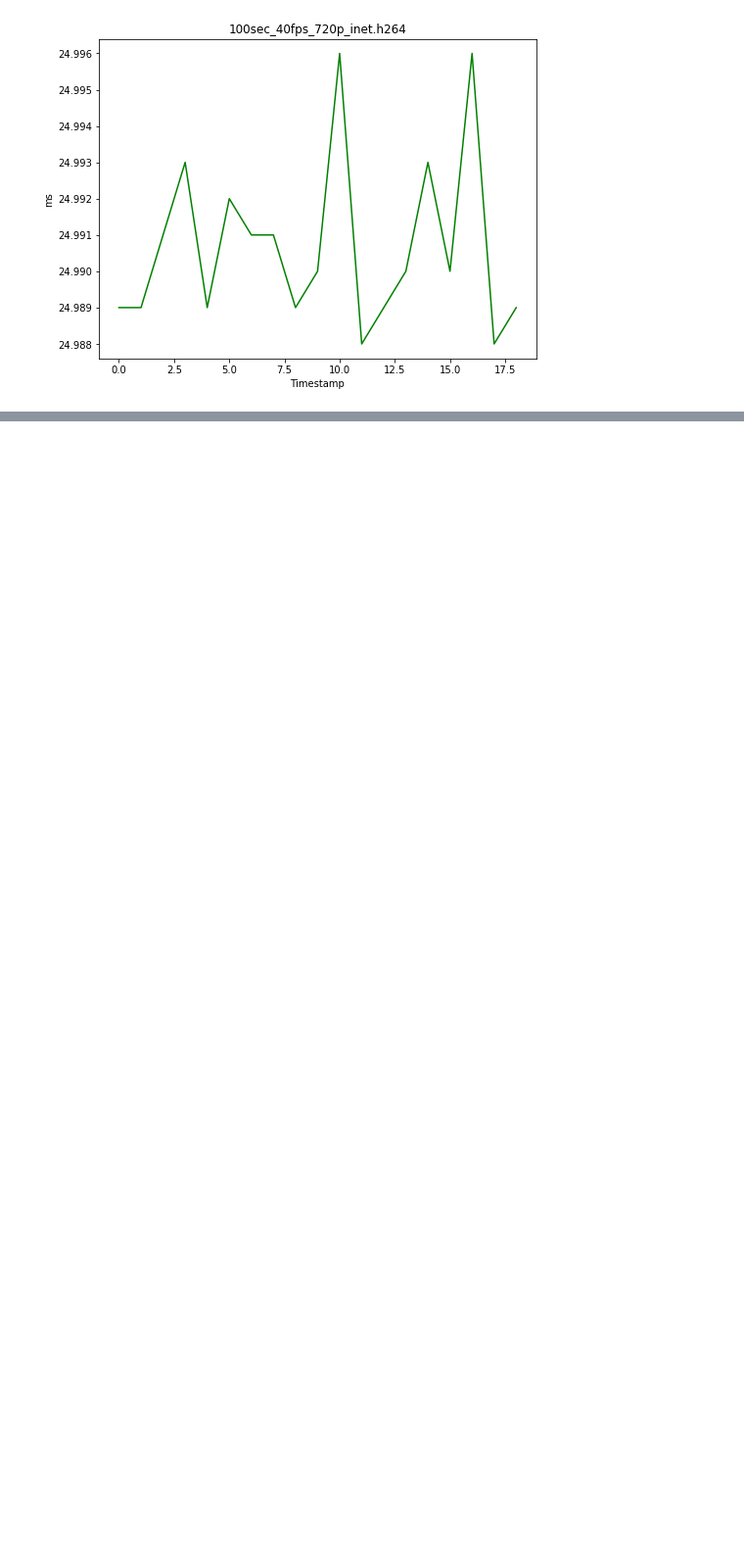
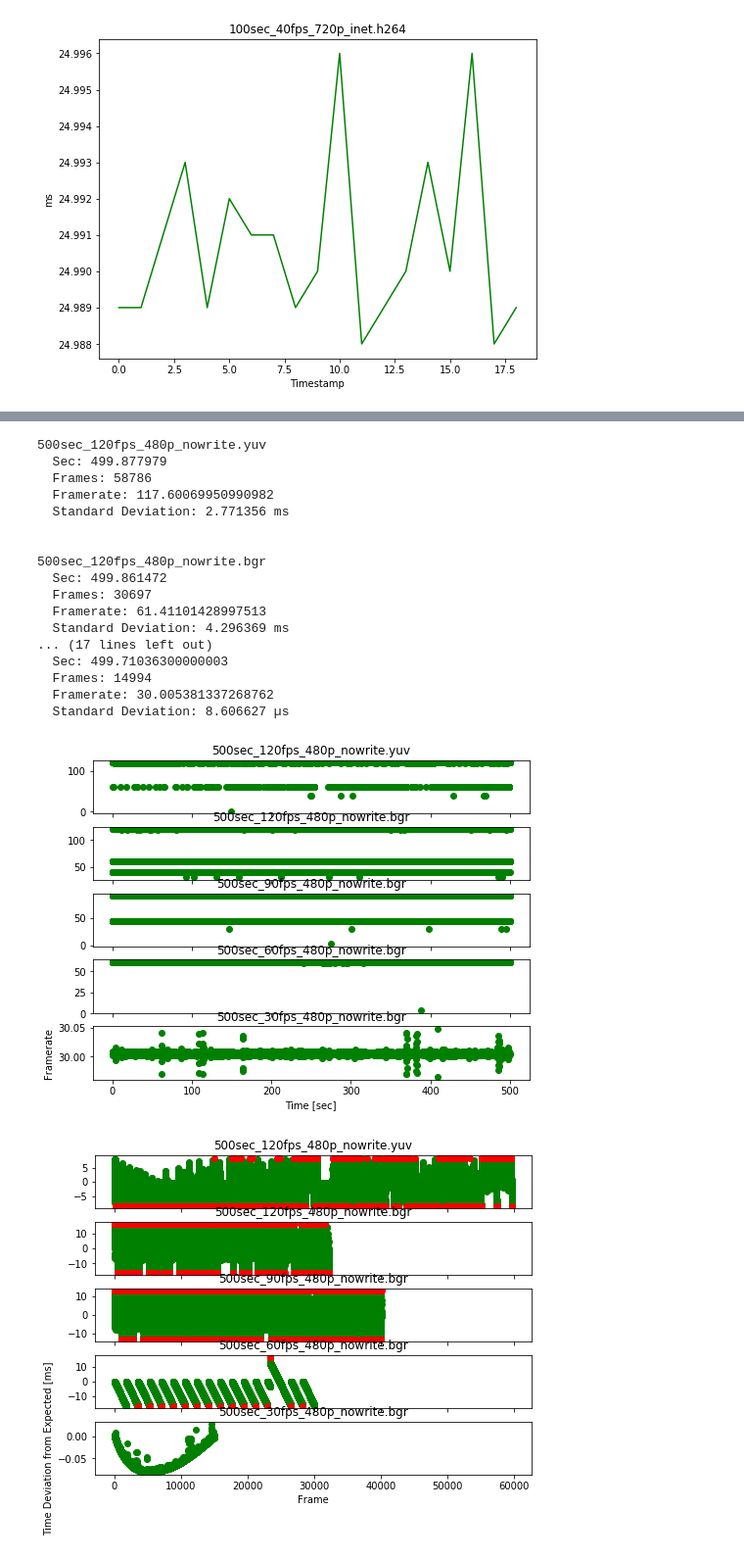
Before and after one commit to zacharyselk/picam, a Jupyter notebook: evaluation/Untitled.ipynb, the cells around one changed output, grey strips where cells are left out. Shown: that part at 98% size. Cells and saved outputs as stored; diff of their text form; code cells hidden in the pictures; blank space fills up the shorter version.

```diff
--- a/evaluation/Untitled.ipynb
+++ b/evaluation/Untitled.ipynb
@@ -108,0 +158,32 @@ obj.plot_timestamps()
+# %%
+obj = tools.evaluate([LOGS_PATH + '500sec_120fps_480p_nowrite.yuv.ts',
+                      LOGS_PATH + '500sec_120fps_480p_nowrite.bgr.ts',
+                      LOGS_PATH + '500sec_90fps_480p_nowrite.bgr.ts',
+                      LOGS_PATH + '500sec_60fps_480p_nowrite.bgr.ts',
+                      LOGS_PATH + '500sec_30fps_480p_nowrite.bgr.ts'
+                     ])
+
+obj.info()
+obj.plot_framerate()
+obj.plot_relative_deviation()
+obj.plot_timestamps()
+# %% [output]
+500sec_120fps_480p_nowrite.yuv
+  Sec: 499.877979
+  Frames: 58786
+  Framerate: 117.60069950990982
+  Standard Deviation: 2.771356 ms
+
+
+500sec_120fps_480p_nowrite.bgr
+  Sec: 499.861472
+  Frames: 30697
+  Framerate: 61.41101428997513
+  Standard Deviation: 4.296369 ms
+... (17 lines left out)
+  Sec: 499.71036300000003
+  Frames: 14994
+  Framerate: 30.005381337268762
+  Standard Deviation: 8.606627 µs
+[figure, added]
+[figure, added]
```
Also changed, not shown: parts of 5 cells of this notebook, 11 other files.
